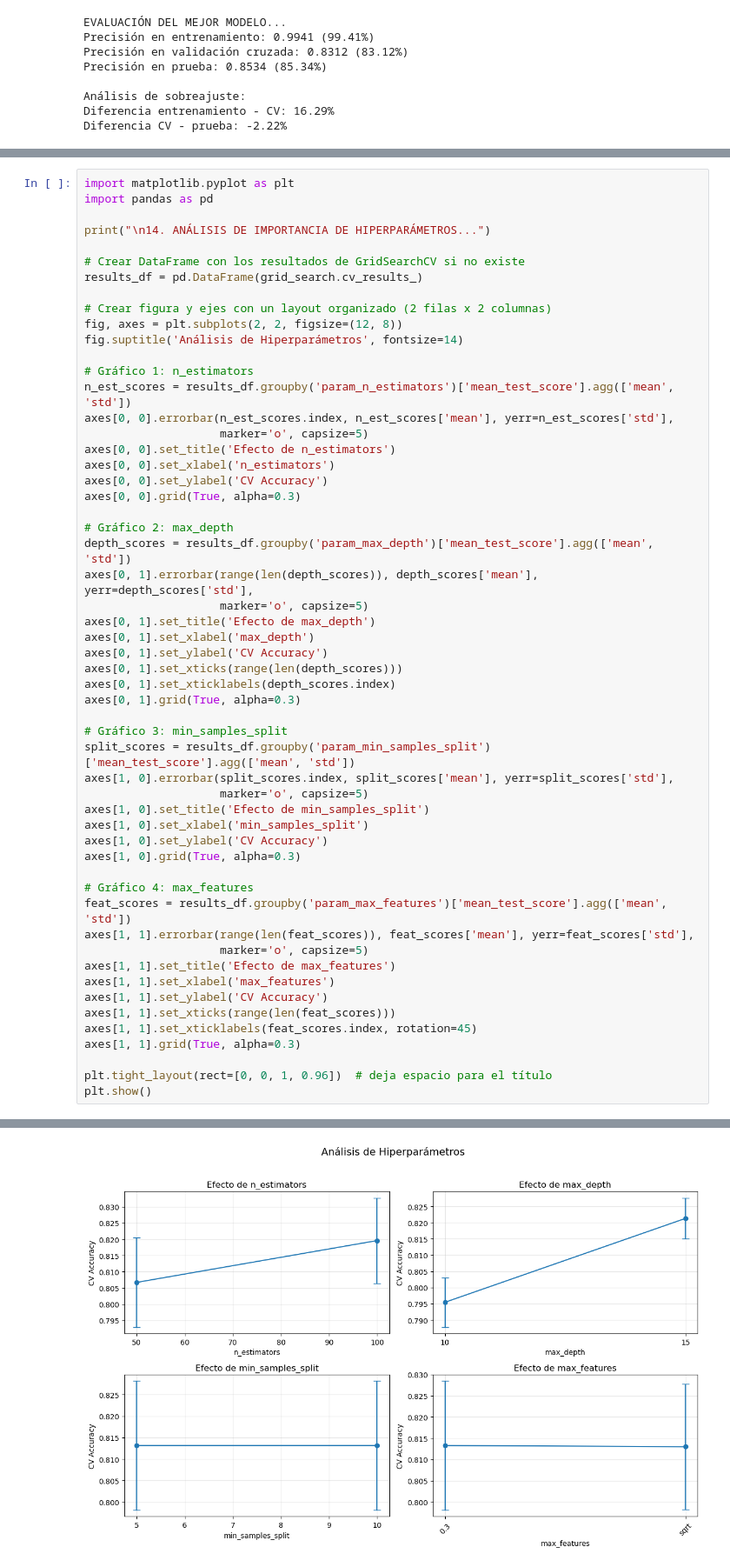
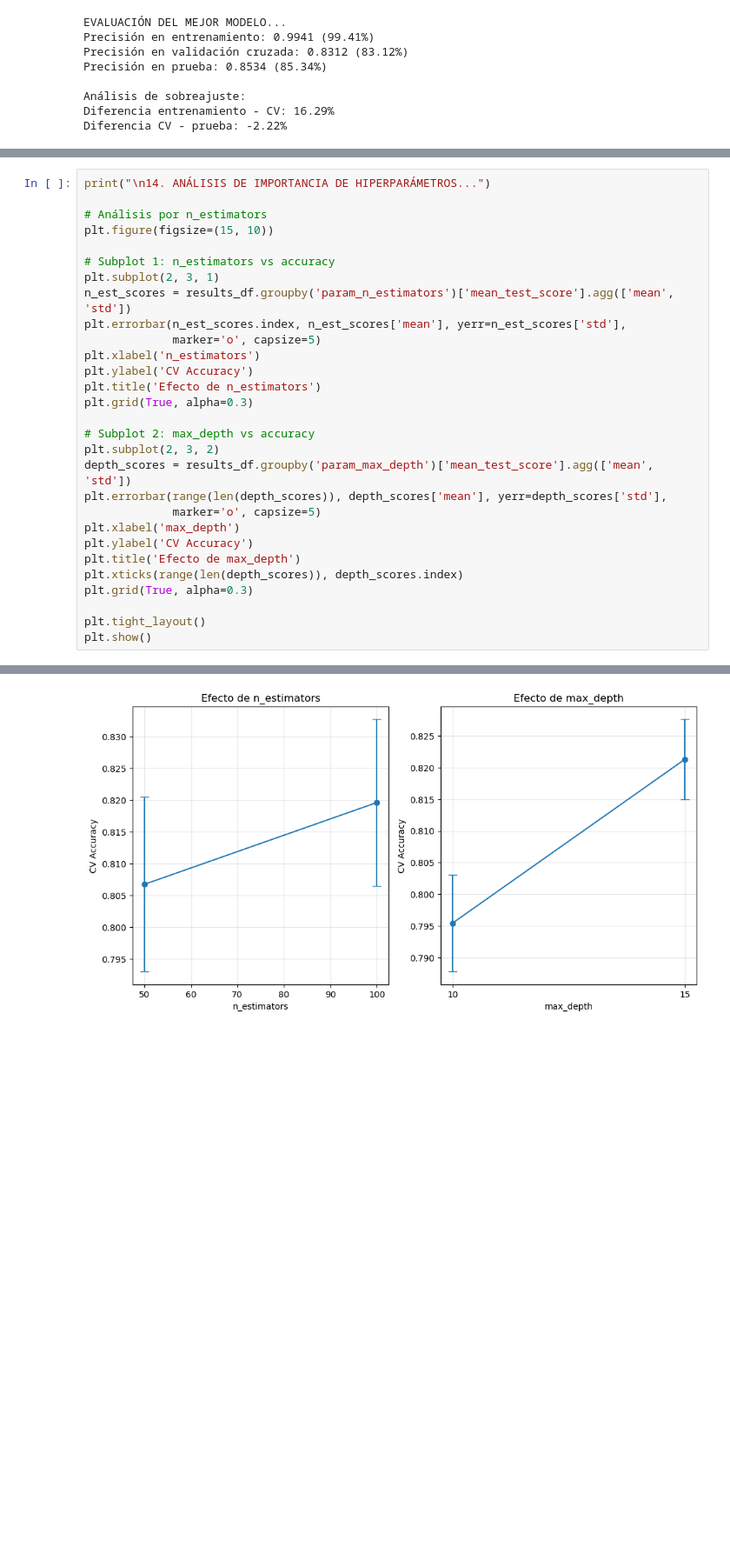
Before and after one commit to faritteranacosta/digitos, a Jupyter notebook: Final.ipynb, the cells around one changed output, grey strips where cells are left out. Shown at 87% size. Cells and saved outputs as stored; diff of their text form; blank space fills up the shorter version.

```diff
--- a/Final.ipynb
+++ b/Final.ipynb
@@ -819,63 +847,37 @@ weighted avg       0.85      0.85      0.85      4311
 [figure]
 [figure]
 # %%
-import matplotlib.pyplot as plt
-import pandas as pd
-
 print("\n14. ANÁLISIS DE IMPORTANCIA DE HIPERPARÁMETROS...")
 
-# Crear DataFrame con los resultados de GridSearchCV si no existe
-results_df = pd.DataFrame(grid_search.cv_results_)
+# Análisis por n_estimators
+plt.figure(figsize=(15, 10))
 
-# Crear figura y ejes con un layout organizado (2 filas x 2 columnas)
-fig, axes = plt.subplots(2, 2, figsize=(12, 8))
-fig.suptitle('Análisis de Hiperparámetros', fontsize=14)
+# Subplot 1: n_estimators vs accuracy
+plt.subplot(2, 3, 1)
+n_est_scores = results_df.groupby('param_n_estimators')['mean_test_score'].agg(['mean', 'std'])
+plt.errorbar(n_est_scores.index, n_est_scores['mean'], yerr=n_est_scores['std'],
+             marker='o', capsize=5)
+plt.xlabel('n_estimators')
+plt.ylabel('CV Accuracy')
+plt.title('Efecto de n_estimators')
+plt.grid(True, alpha=0.3)
 
-# Gráfico 1: n_estimators
-n_est_scores = results_df.groupby('param_n_estimators')['mean_test_score'].agg(['mean', 'std'])
-axes[0, 0].errorbar(n_est_scores.index, n_est_scores['mean'], yerr=n_est_scores['std'],
-                    marker='o', capsize=5)
-axes[0, 0].set_title('Efecto de n_estimators')
-axes[0, 0].set_xlabel('n_estimators')
-axes[0, 0].set_ylabel('CV Accuracy')
-axes[0, 0].grid(True, alpha=0.3)
+# Subplot 2: max_depth vs accuracy
+plt.subplot(2, 3, 2)
+depth_scores = results_df.groupby('param_max_depth')['mean_test_score'].agg(['mean', 'std'])
+plt.errorbar(range(len(depth_scores)), depth_scores['mean'], yerr=depth_scores['std'],
+             marker='o', capsize=5)
+plt.xlabel('max_depth')
+plt.ylabel('CV Accuracy')
+plt.title('Efecto de max_depth')
+plt.xticks(range(len(depth_scores)), depth_scores.index)
+plt.grid(True, alpha=0.3)
 
-# Gráfico 2: max_depth
-depth_scores = results_df.groupby('param_max_depth')['mean_test_score'].agg(['mean', 'std'])
-axes[0, 1].errorbar(range(len(depth_scores)), depth_scores['mean'], yerr=depth_scores['std'],
-                    marker='o', capsize=5)
-axes[0, 1].set_title('Efecto de max_depth')
-axes[0, 1].set_xlabel('max_depth')
-axes[0, 1].set_ylabel('CV Accuracy')
-axes[0, 1].set_xticks(range(len(depth_scores)))
-axes[0, 1].set_xticklabels(depth_scores.index)
-axes[0, 1].grid(True, alpha=0.3)
-
-# Gráfico 3: min_samples_split
-split_scores = results_df.groupby('param_min_samples_split')['mean_test_score'].agg(['mean', 'std'])
-axes[1, 0].errorbar(split_scores.index, split_scores['mean'], yerr=split_scores['std'],
-                    marker='o', capsize=5)
-axes[1, 0].set_title('Efecto de min_samples_split')
-axes[1, 0].set_xlabel('min_samples_split')
-axes[1, 0].set_ylabel('CV Accuracy')
-axes[1, 0].grid(True, alpha=0.3)
-
-# Gráfico 4: max_features
-feat_scores = results_df.groupby('param_max_features')['mean_test_score'].agg(['mean', 'std'])
-axes[1, 1].errorbar(range(len(feat_scores)), feat_scores['mean'], yerr=feat_scores['std'],
-                    marker='o', capsize=5)
-axes[1, 1].set_title('Efecto de max_features')
-axes[1, 1].set_xlabel('max_features')
-axes[1, 1].set_ylabel('CV Accuracy')
-axes[1, 1].set_xticks(range(len(feat_scores)))
-axes[1, 1].set_xticklabels(feat_scores.index, rotation=45)
-axes[1, 1].grid(True, alpha=0.3)
-
-plt.tight_layout(rect=[0, 0, 1, 0.96])  # deja espacio para el título
+plt.tight_layout()
 plt.show()
 # %% [output]
 14. ANÁLISIS DE IMPORTANCIA DE HIPERPARÁMETROS...
-[figure, old version]
+[figure, new version]
 # %%
 # Imprimir encabezado del resumen final del proceso de entrenamiento y evaluación
 print("RESUMEN DE RESULTADOS - GRIDSEARCHCV CON VALIDACIÓN CRUZADA")
```
Also changed, not shown: parts of 4 cells of this notebook.
